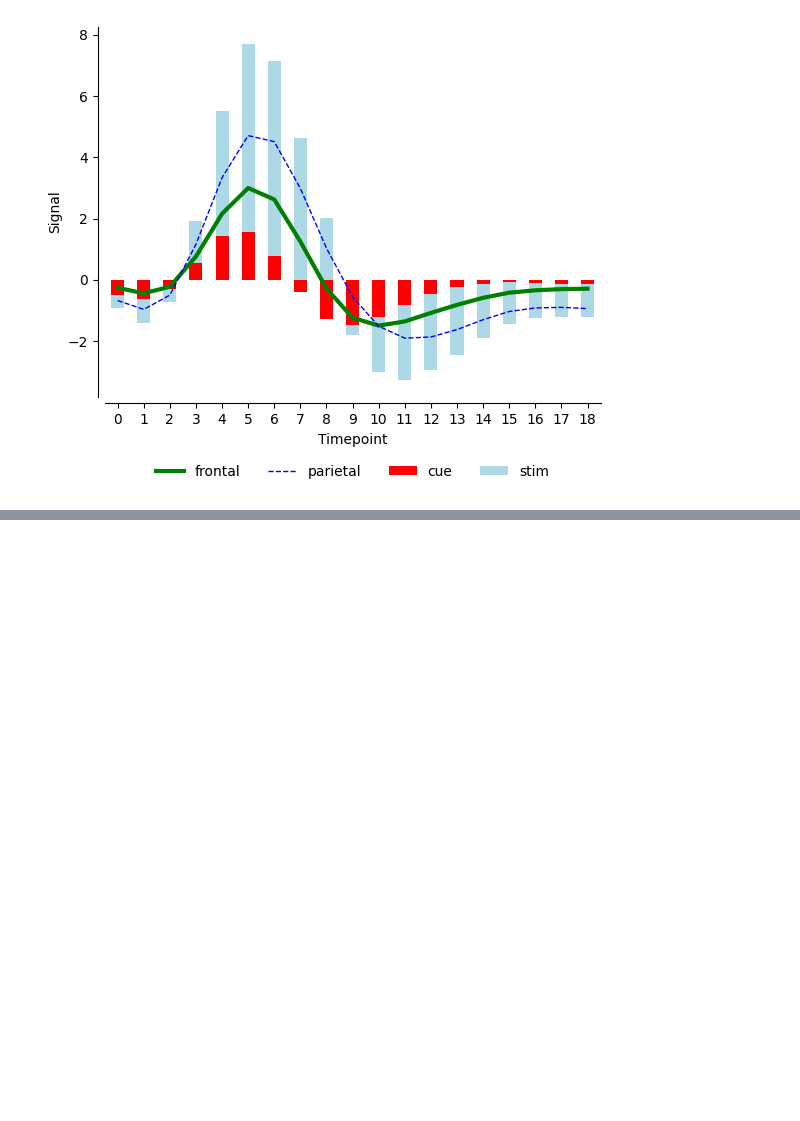
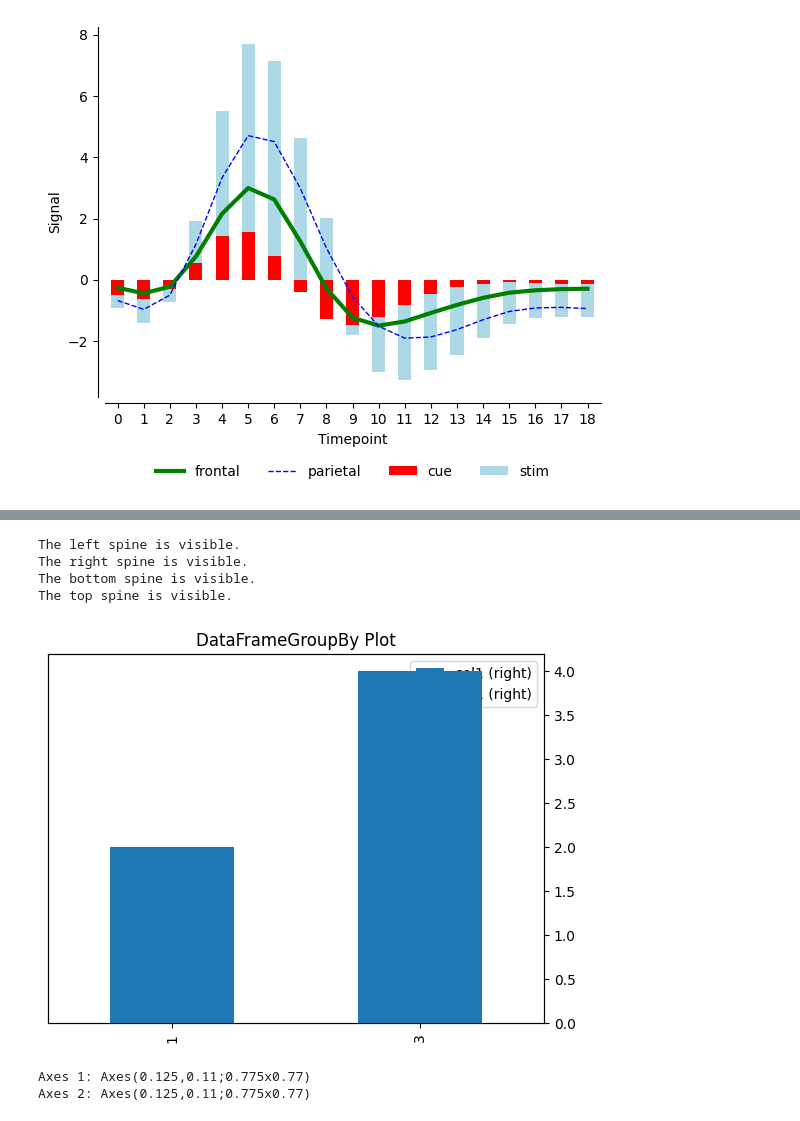
Before and after one commit to maddytae/pytae, a Jupyter notebook: src/plot_x.ipynb, the cells around one changed output, grey strips where cells are left out. Saved outputs shown, nothing was run; the diff lists cells and outputs as text; code cells hidden in the pictures; blank space fills up the shorter version.

```diff
--- a/src/plot_x.ipynb
+++ b/src/plot_x.ipynb
@@ -114,0 +238,30 @@ fig
+# %%
+import matplotlib.pyplot as plt
+
+# Create a figure and axis
+fig, ax = plt.subplots()
+df = pd.DataFrame({"col1" : [1, 2, 3, 4],
+                  "col2" : ["A", "B", "A", "B"]})
+plot = df.groupby("col2").plot(kind="bar", title="DataFrameGroupBy Plot",ax=ax,secondary_y=True)
+# Loop through all spines and check their visibility
+
+
+for spine_name, spine in ax.spines.items():
+    visibility = spine.get_visible()
+    print(f"The {spine_name} spine is {'visible' if visibility else 'not visible'}.")
+# %% [output]
+The left spine is visible.
+The right spine is visible.
+The bottom spine is visible.
+The top spine is visible.
+[figure, added]
+# %%
+# Get all axes in the figure
+all_axes = fig.axes
+
+# Loop through and print each Axes object
+for i, ax in enumerate(all_axes, start=1):
+    print(f"Axes {i}: {ax}")
+# %% [output]
+Axes 1: Axes(0.125,0.11;0.775x0.77)
+Axes 2: Axes(0.125,0.11;0.775x0.77)
```
Also changed, not shown: parts of 9 cells of this notebook, 1 other file.
